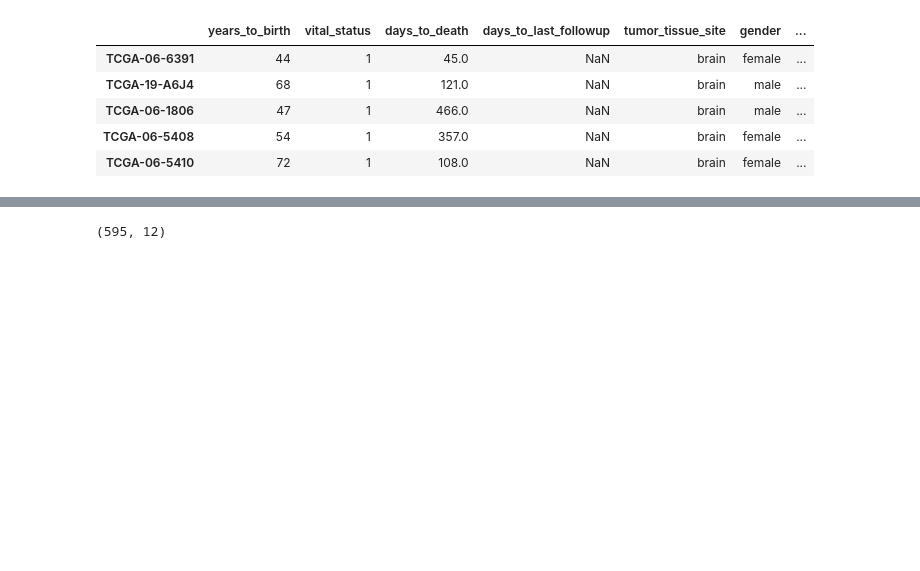
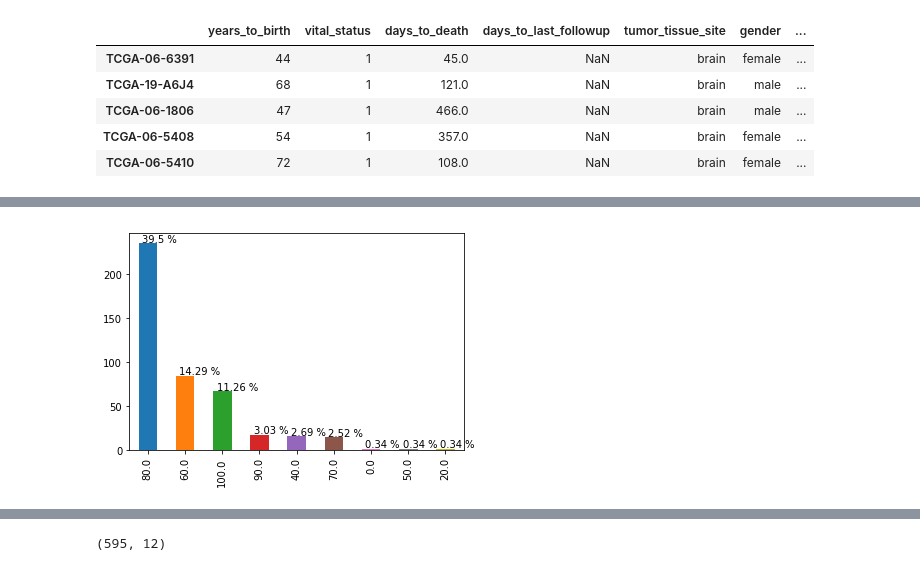
Before and after one commit to CamilaDuitama/MasterThesis, a Jupyter notebook: Data preparation.ipynb, the cells around one changed output, grey strips where cells are left out. Drawn from its saved outputs; the diff is of its cells as text; code cells hidden in the pictures; blank space fills up the shorter version.

```diff
--- a/Data preparation.ipynb
+++ b/Data preparation.ipynb
@@ -70,0 +81,10 @@ clinical.head()
+# %%
+plot=clinical['karnofsky_performance_score'].value_counts().plot(kind="bar")
+perc=dict()
+total=clinical.shape[0]
+for p in plot.patches:
+    width, height = p.get_width(), p.get_height()
+    x, y = p.get_xy()
+    plot.annotate(str(round((height/total)*100,2))+" %", (x+0.1, y + height + 1))
+# %% [output]
+[figure, added]
```
Also changed, not shown: parts of 17 cells of this notebook.
